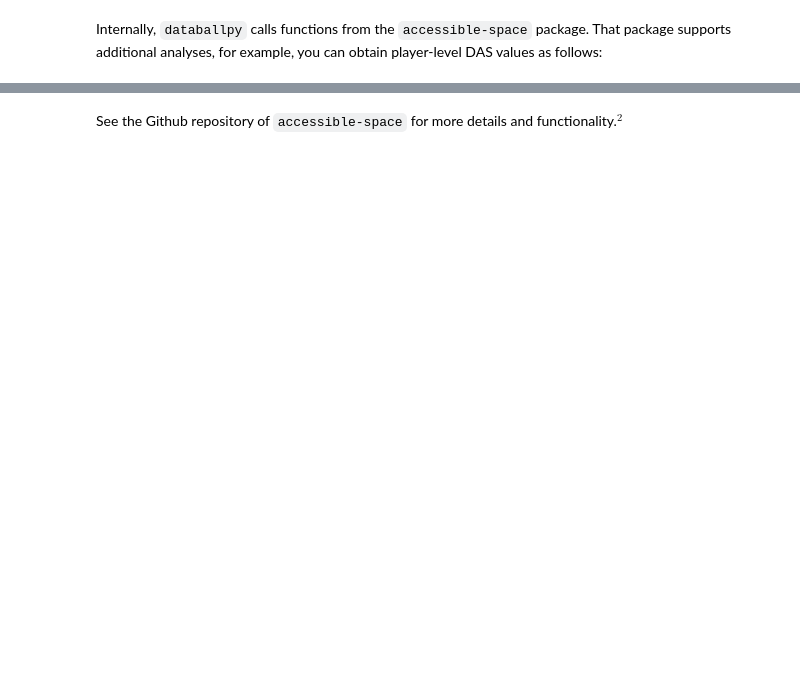
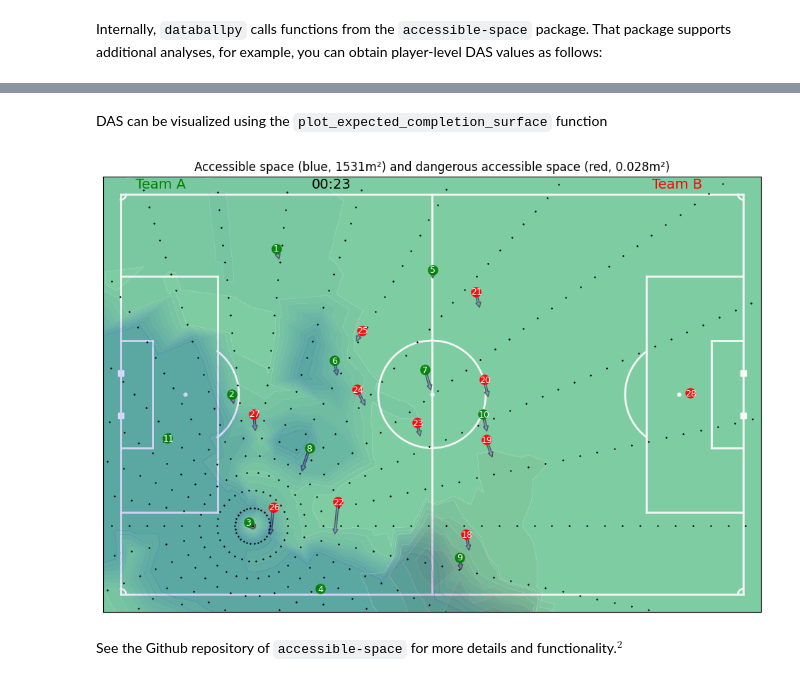
Before and after one commit to Alek050/databallpy, a Jupyter notebook: docs/features/dangerous_accessible_space.ipynb, the cells around one changed output, grey strips where cells are left out. Drawn from its saved outputs; the diff is of its cells as text; code cells hidden in the pictures; blank space fills up the shorter version.

```diff
--- a/docs/features/dangerous_accessible_space.ipynb
+++ b/docs/features/dangerous_accessible_space.ipynb
@@ -207,2 +151,47 @@ df_long[["frame", "column_id", "team", "team_in_possession", "AS_player", "DAS_p
+# %% [markdown]
+DAS can be visualized using the ``plot_expected_completion_surface`` function
+# %%
+from databallpy.visualize import plot_soccer_pitch, plot_tracking_data
+
+frame_to_plot = 600
+
+df_tracking_frame = df_long[df_long["frame"] == frame_to_plot]
+
+das = accessible_space.get_dangerous_accessible_space(
+    df_tracking_frame,
+    frame_col="frame",
+    period_col="period_id",
+    player_col="column_id",
+    team_col="team",
+    x_col="x",
+    y_col="y",
+    vx_col="vx",
+    vy_col="vy",
+    team_in_possession_col="team_in_possession",
+    player_in_possession_col="player_possession",
+)
+
+fig, ax = plot_soccer_pitch()
+fig, ax = plot_tracking_data(
+    game,
+    game.tracking_data[game.tracking_data["frame"] == frame_to_plot].index[0],
+    fig=fig,
+    ax=ax,
+    title=f"Accessible space (blue, {das.acc_space.iloc[0]:.0f}m²) and dangerous accessible space (red, {das.das.iloc[0]:.3f}m²)",
+    add_velocities=True,
+)
+
+fig = accessible_space.plot_expected_completion_surface(
+    das.simulation_result,  # AS
+    frame_index=0,
+    color="blue",
+)
+fig = accessible_space.plot_expected_completion_surface(
+    das.dangerous_result,  # DAS
+    frame_index=0,
+    color="red",
+)
+# %% [output]
+[figure, added]
 # %% [markdown]
 See the Github repository of ``accessible-space`` for more details and functionality.$^2$
```
Also changed, not shown: parts of 9 cells of this notebook, 6 other files.
